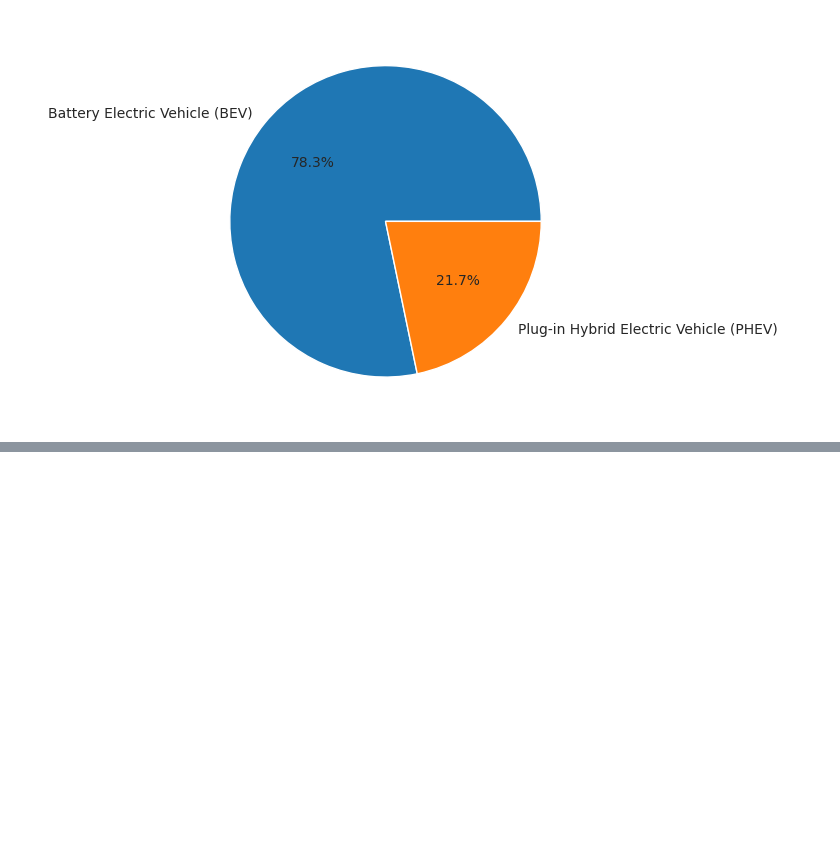
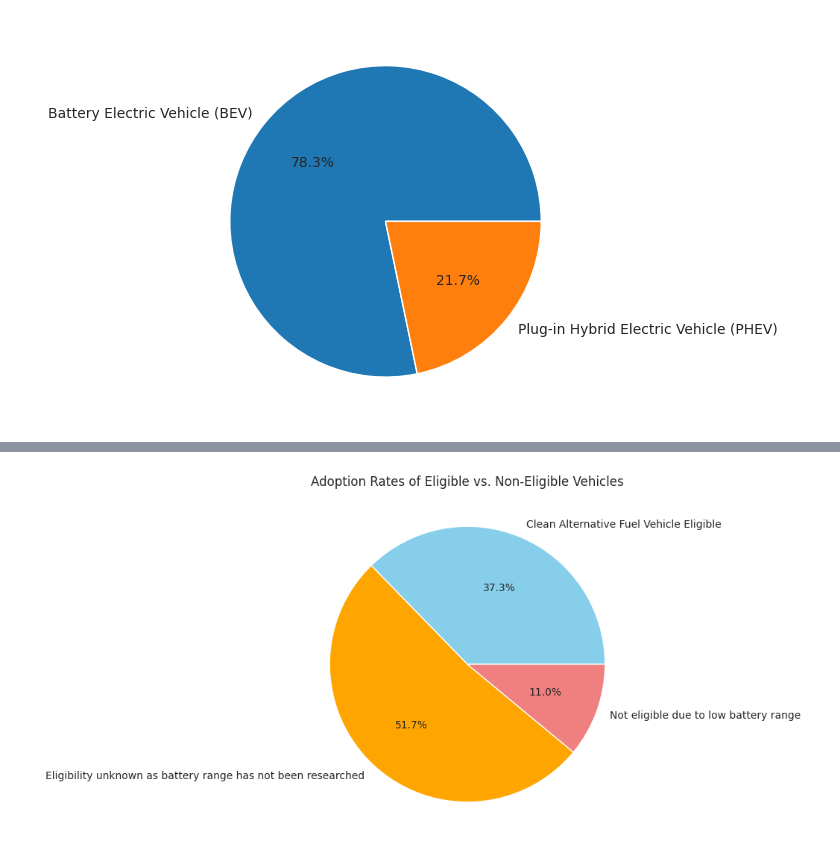
Before and after one commit to tushar-badlani/nnfl-project, a Jupyter notebook: EVsales.ipynb, the cells around one changed output, grey strips where cells are left out. Saved outputs shown, nothing was run; the diff lists cells and outputs as text; code cells hidden in the pictures; blank space fills up the shorter version.

```diff
--- a/EVsales.ipynb
+++ b/EVsales.ipynb
@@ -186,0 +206,14 @@ plt.show()
+# %%
+eligible_vehicles = df[df['Clean Alternative Fuel Vehicle (CAFV) Eligibility'] == 'Yes']
+
+# Group by eligibility status and count the number of vehicles
+eligibility_counts = df.groupby('Clean Alternative Fuel Vehicle (CAFV) Eligibility').size()
+
+# Plot the comparison of adoption rates between eligible and non-eligible vehicles
+plt.figure(figsize=(8, 6))
+eligibility_counts.plot(kind='pie', autopct='%1.1f%%', colors=['skyblue','orange', 'lightcoral'])
+plt.title('Adoption Rates of Eligible vs. Non-Eligible Vehicles')
+plt.ylabel('')
+plt.show()
+# %% [output]
+[figure, added]
```
Also changed, not shown: parts of 36 cells of this notebook.
